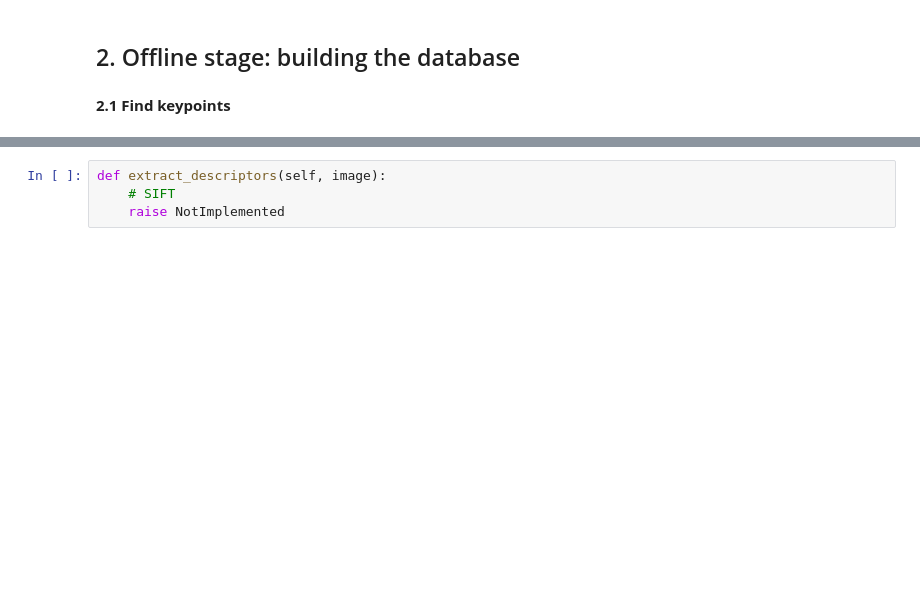
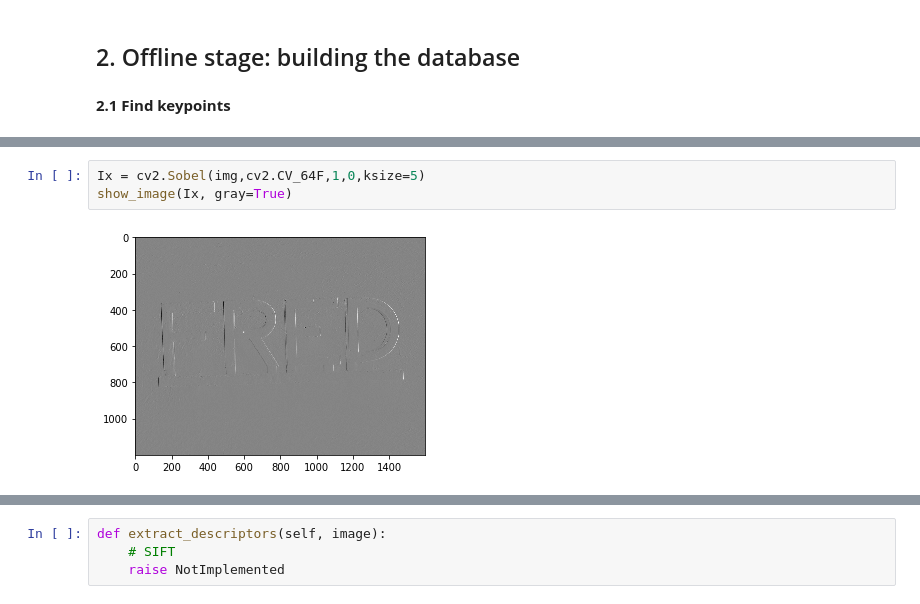
Before and after one commit to epignatelli/scalable-recognition-with-a-vocabulary-tree, a Jupyter notebook: Large-scale Content-based image retrieval.ipynb, the cells around one changed output, grey strips where cells are left out. Drawn from its saved outputs; the diff is of its cells as text; blank space fills up the shorter version.

```diff
--- a/Large-scale Content-based image retrieval.ipynb
+++ b/Large-scale Content-based image retrieval.ipynb
@@ -118,0 +217,5 @@ def find_keypoints(self, image):
+# %%
+Ix = cv2.Sobel(img,cv2.CV_64F,1,0,ksize=5)
+show_image(Ix, gray=True)
+# %% [output]
+[figure, added]
```
Also changed, not shown: parts of 27 cells of this notebook, 1 other file.
